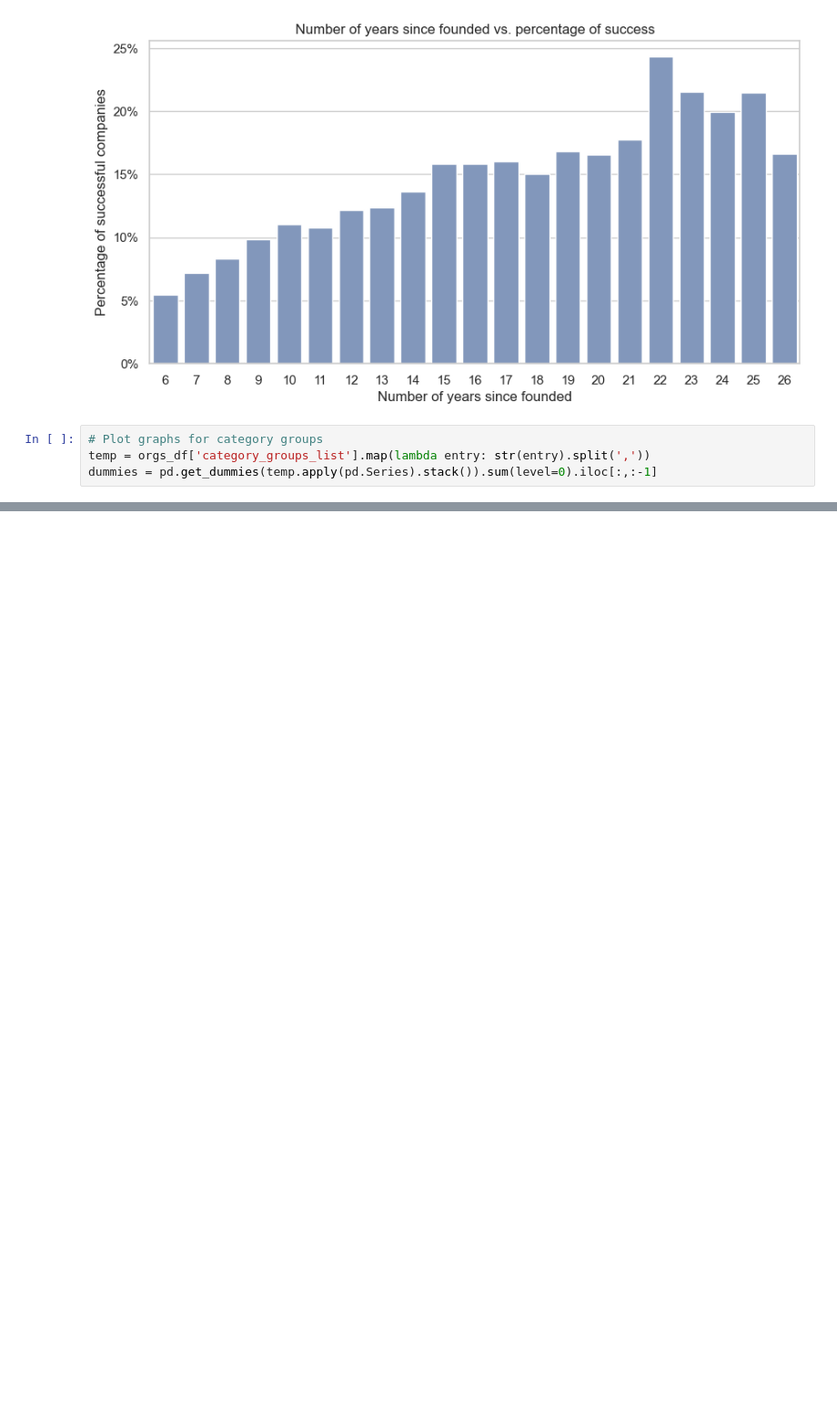
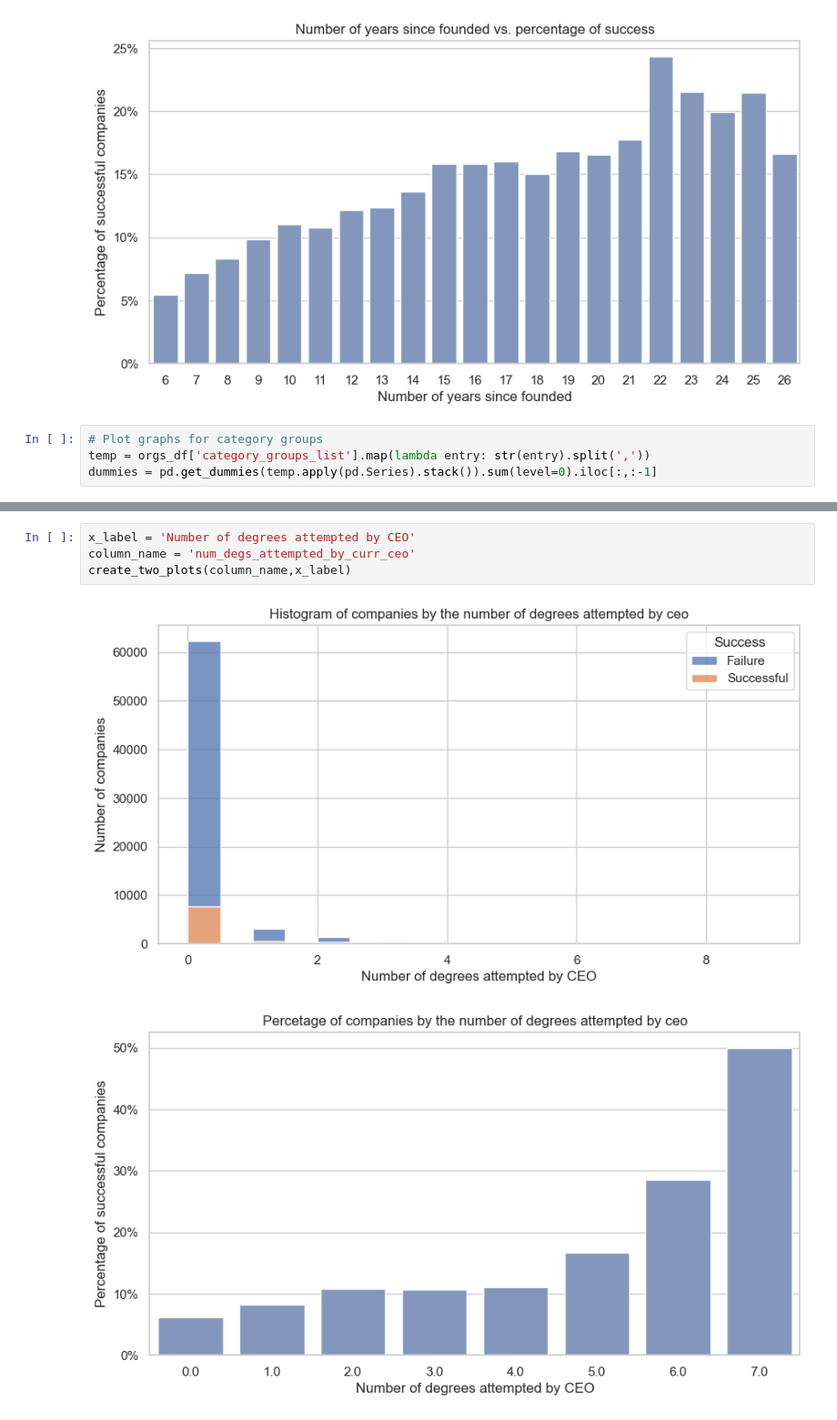
Before and after one commit to rodrigochaname/MachineLearning4VC, a Jupyter notebook: data_analysis.ipynb, the cells around one changed output, grey strips where cells are left out. Shown at 91% size. Cells and saved outputs as stored; diff of their text form; blank space fills up the shorter version.

```diff
--- a/data_analysis.ipynb
+++ b/data_analysis.ipynb
@@ -356,0 +329,7 @@ TypeError: numpy boolean subtract, the `-` operator, is not supported, use the b
+# %%
+x_label = 'Number of degrees attempted by CEO'
+column_name = 'num_degs_attempted_by_curr_ceo'
+create_two_plots(column_name,x_label)
+# %% [output]
+[figure, added]
+[figure, added]
```
Also changed, not shown: parts of 22 cells of this notebook.
